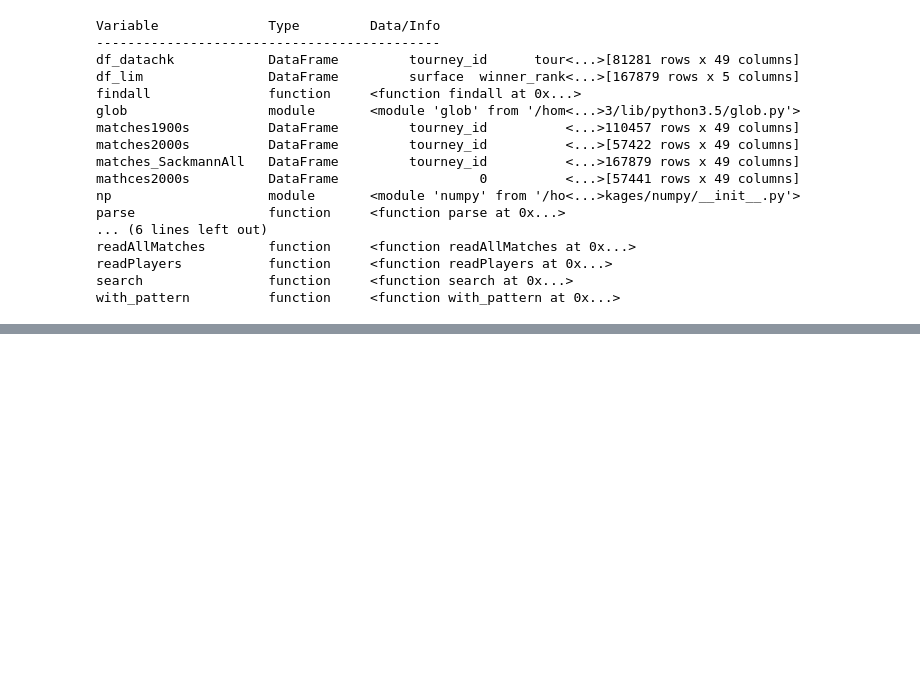
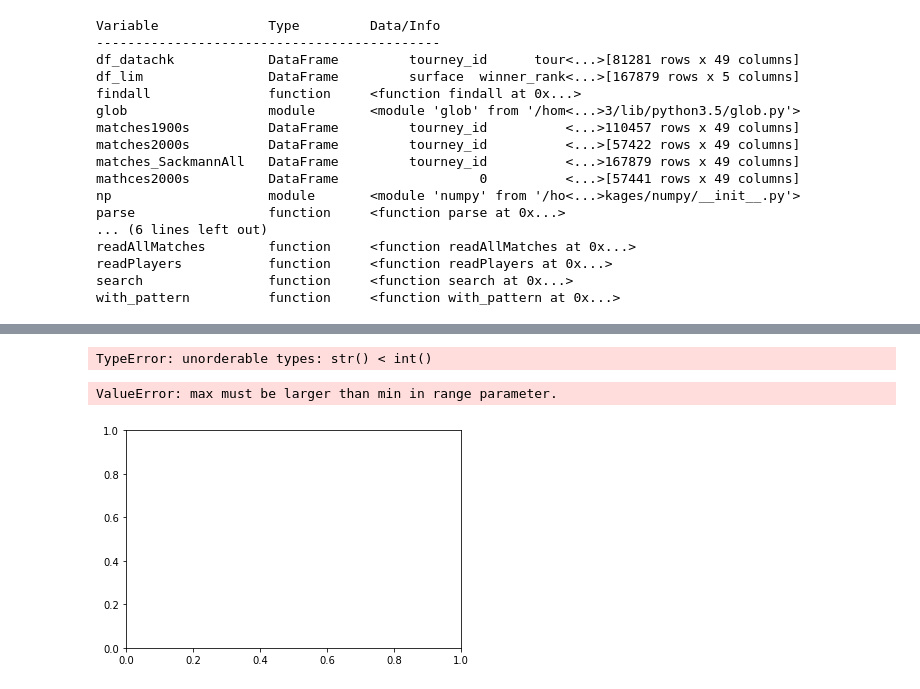
Before and after one commit to kuru0004/mens_tennis_outcomes, a Jupyter notebook: Capstone_tennis_atp_repo__by_Jeff_Sackmann_DataExplore.ipynb, the cells around one changed output, grey strips where cells are left out. Drawn from its saved outputs; the diff is of its cells as text; code cells hidden in the pictures; blank space fills up the shorter version.

```diff
--- a/Capstone_tennis_atp_repo__by_Jeff_Sackmann_DataExplore.ipynb
+++ b/Capstone_tennis_atp_repo__by_Jeff_Sackmann_DataExplore.ipynb
@@ -276,0 +305,10 @@ pd.plotting.scatter_matrix(df_lim)
+# %%
+df_lim.eval('rank_diff=winner_rank-loser_rank', inplace=True)
+df_limdf_lim['winner_rank'<200].hist()
+# %% [output]
+TypeError: unorderable types: str() < int()
+# %%
+fig, ax = plt.hist(df_lim['rank_diff'])
+# %% [output]
+ValueError: max must be larger than min in range parameter.
+[figure, added]
```
Also changed, not shown: parts of 6 cells of this notebook.
